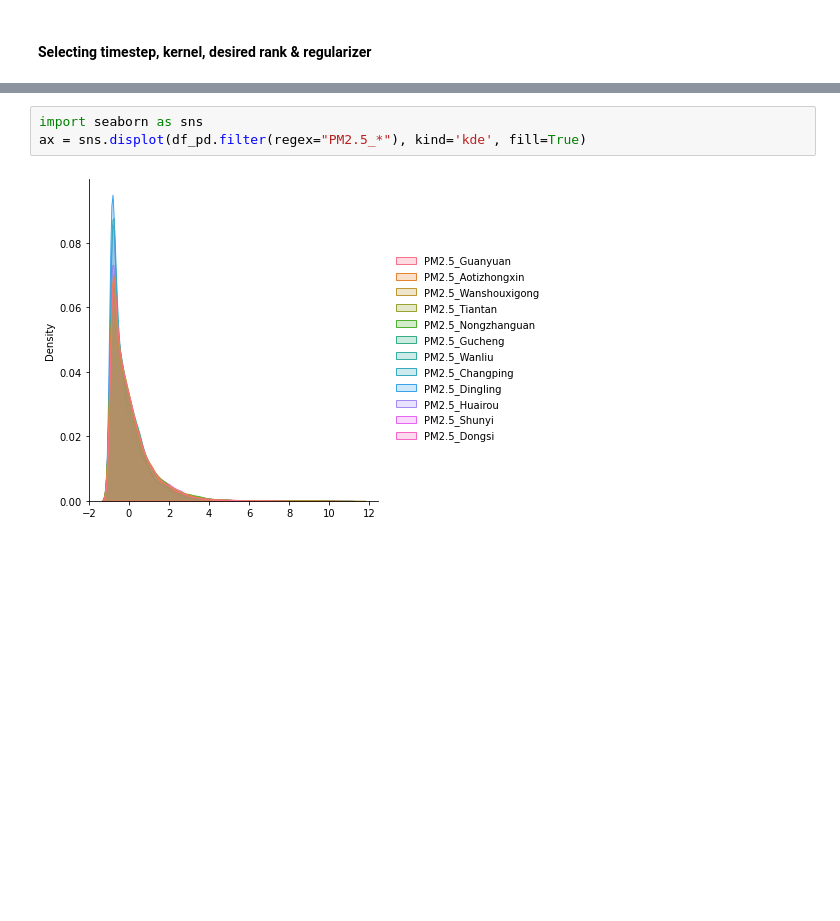
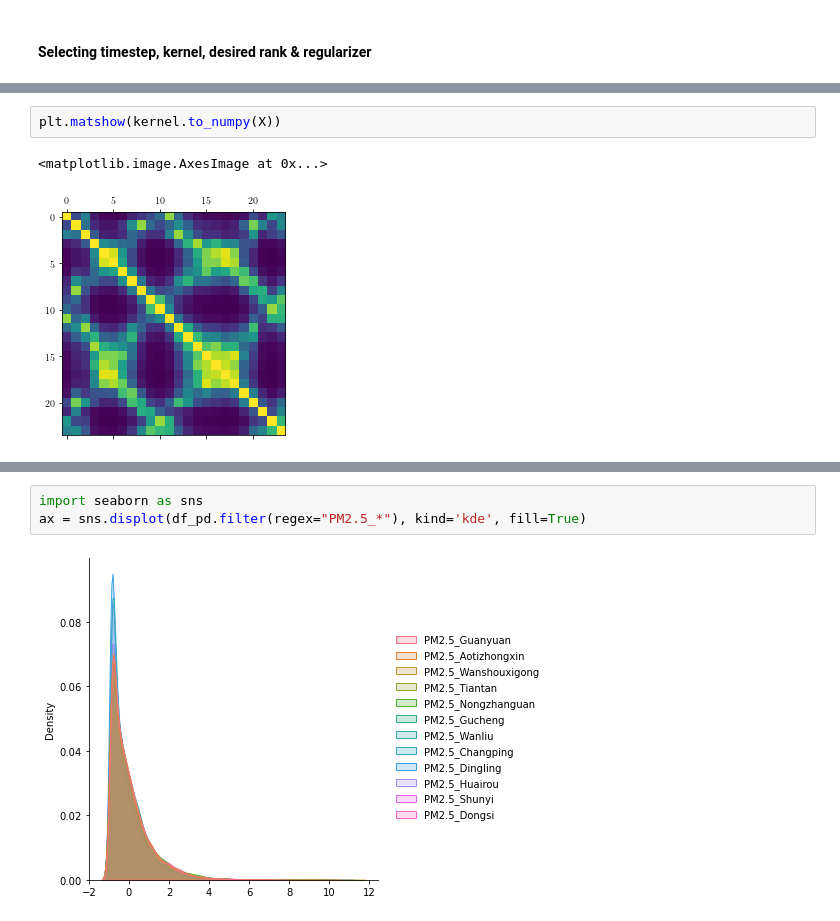
Before and after one commit to Machine-Learning-Dynamical-Systems/kooplearn, a Jupyter notebook: examples/Beijing_air_quality/analysis.ipynb, the cells around one changed output, grey strips where cells are left out. Drawn from its saved outputs; the diff is of its cells as text; blank space fills up the shorter version.

```diff
--- a/examples/Beijing_air_quality/analysis.ipynb
+++ b/examples/Beijing_air_quality/analysis.ipynb
@@ -90,3 +96,8 @@ Final diagonalization
+# %%
+plt.matshow(kernel.to_numpy(X))
+# %% [output]
+<matplotlib.image.AxesImage at 0x...>
+[figure, added]
 # %%
 plot_eigs(evals)
 # %% [output]
```
Also changed, not shown: parts of 20 cells of this notebook, 3 other files.
